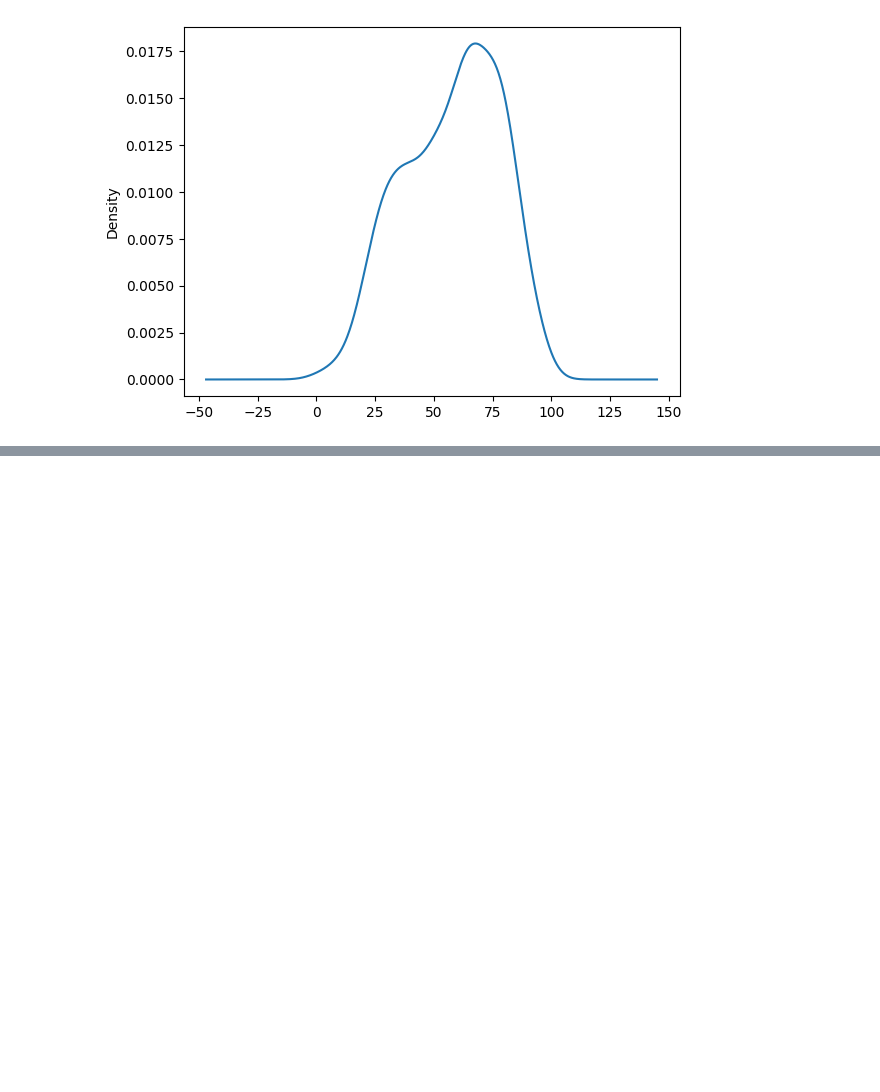
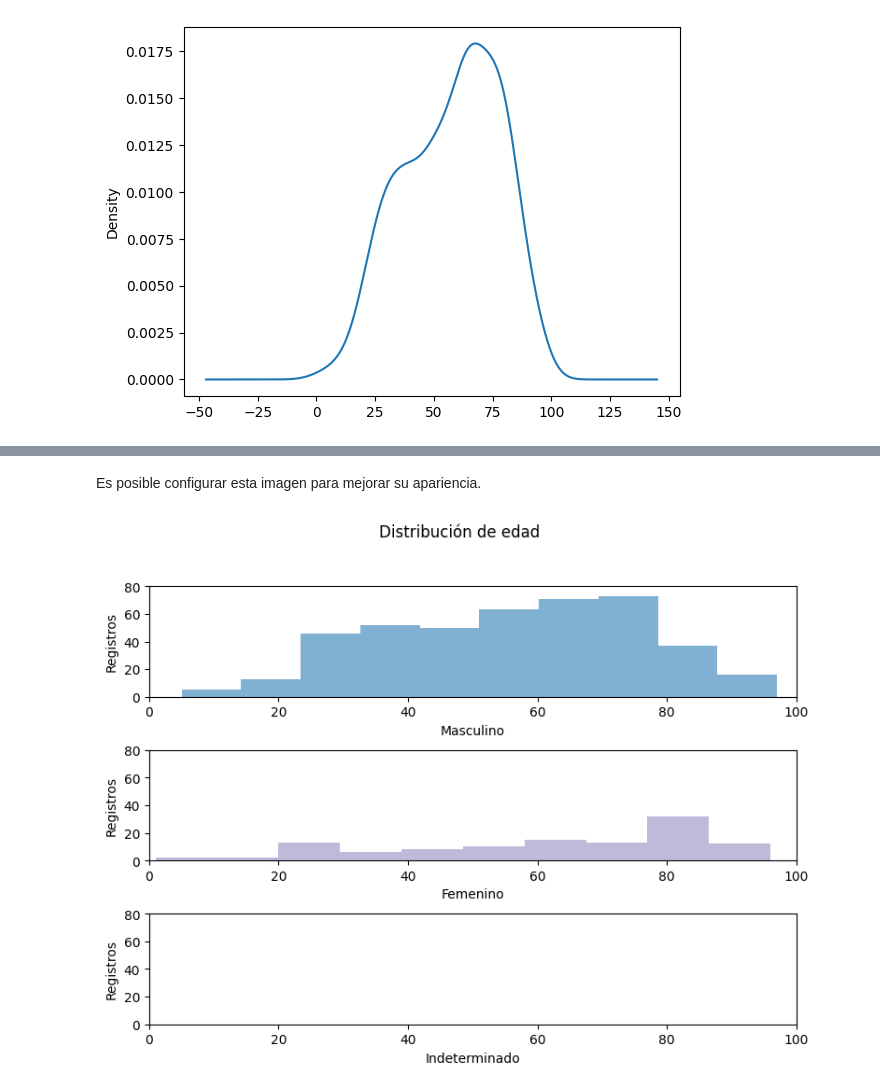
Before and after one commit to mar-esther23/CursoPandas2023, a Jupyter notebook: CP5-Graficas.ipynb, the cells around one changed output, grey strips where cells are left out. Saved outputs shown, nothing was run; the diff lists cells and outputs as text; code cells hidden in the pictures; blank space fills up the shorter version.

```diff
--- a/CP5-Graficas.ipynb
+++ b/CP5-Graficas.ipynb
@@ -363,0 +384,34 @@ Los multi-gráficos son útiles para mostrar diferentes aspectos de un conjunto
+# %% [markdown]
+Es posible configurar esta imagen para mejorar su apariencia.
+# %%
+fig, axes = plt.subplots(nrows=3, ncols=1)
+
+fig.suptitle('Distribución de edad')
+fig.set_figheight(6)
+fig.set_figwidth(8)
+fig.tight_layout(pad=2)
+
+df.loc[df['Sexo']=='Masculino','Edad_años'] \
+  .plot.hist(ax=axes[0],
+             xlim=[0,100], ylim=[0,80],
+             color=dic_col['Masculino'])
+axes[0].set_xlabel('Masculino')
+axes[0].set_ylabel('Registros')
+
+df.loc[df['Sexo']=='Femenino','Edad_años'] \
+  .plot.hist(ax=axes[1],
+             xlim=[0,100], ylim=[0,80],
+             color=dic_col['Femenino'])
+axes[1].set_xlabel('Femenino')
+axes[1].set_ylabel('Registros')
+
+df.loc[df['Sexo']=='Indeterminado','Edad_años'] \
+  .plot.hist(ax=axes[2],
+             xlim=[0,100], ylim=[0,80],
+             color=dic_col['Indeterminado'])
+axes[2].set_xlabel('Indeterminado')
+axes[2].set_ylabel('Registros')
+
+plt.show()
+# %% [output]
+[figure, added]
```
Also changed, not shown: parts of 14 cells of this notebook.
